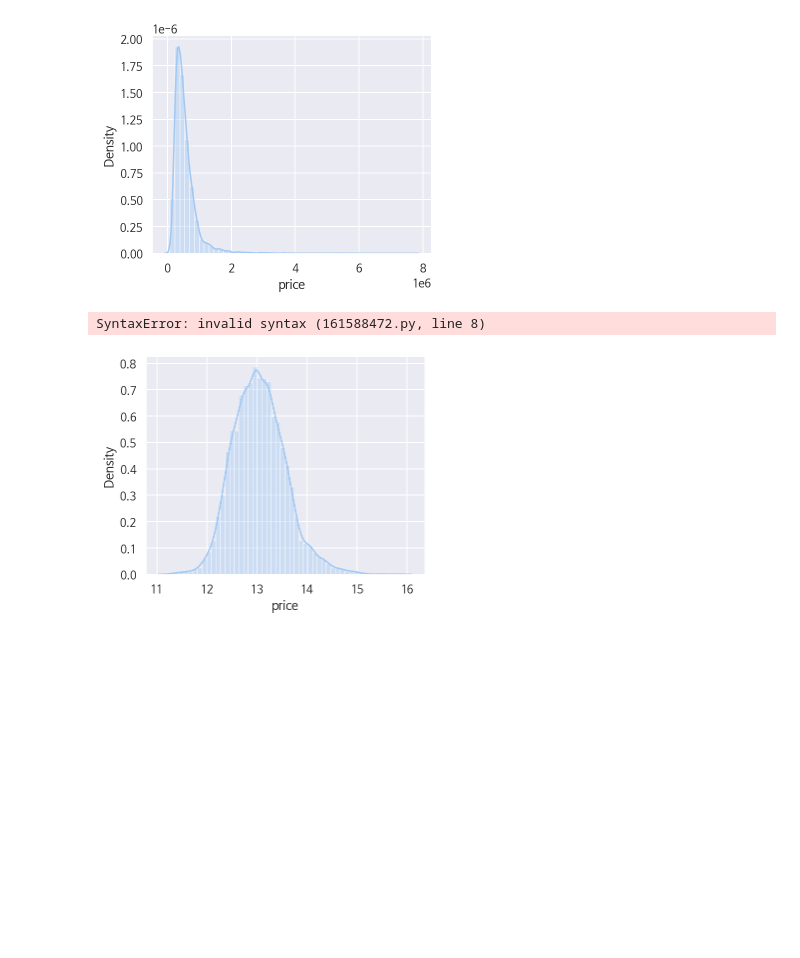
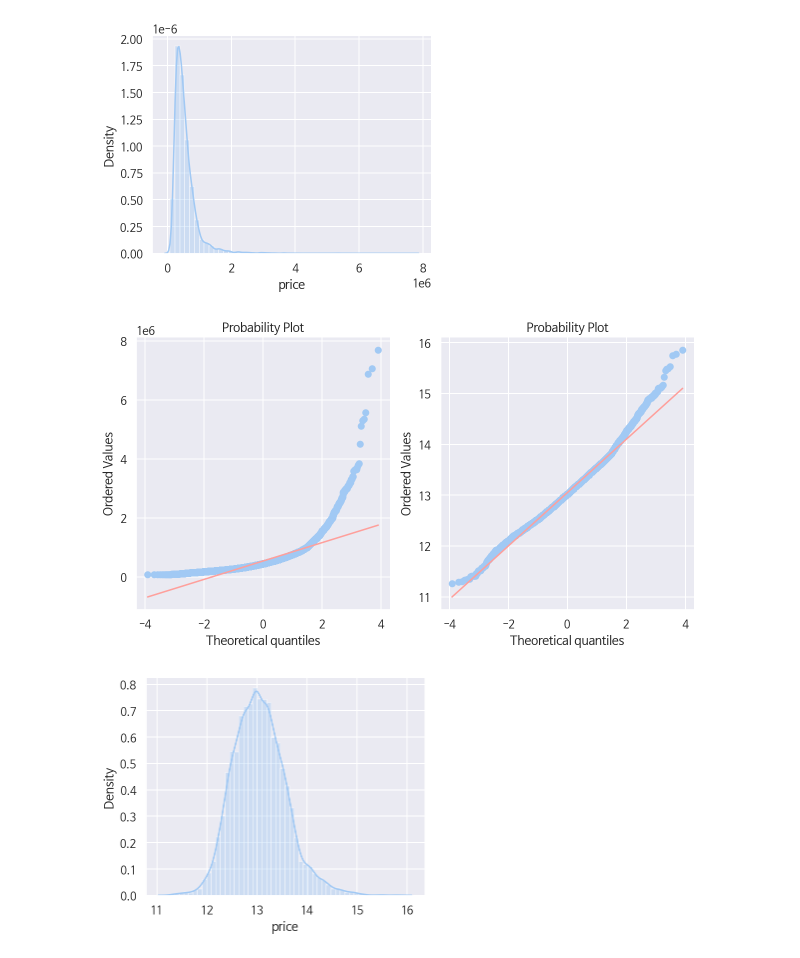
Before and after one commit to j053okok/aiffel_repo, a Jupyter notebook: 0919_project/0919_project_cor.ipynb, the cells around one changed output. Saved outputs shown, nothing was run; the diff lists cells and outputs as text; code cells hidden in the pictures; blank space fills up the shorter version.

```diff
--- a/0919_project/0919_project_cor.ipynb
+++ b/0919_project/0919_project_cor.ipynb
@@ -86,14 +86,14 @@ plt.show()
 # %%
 # price의 정규화 시 데이터의 정규분포여부 확인
 fig = plt.figure(figsize=(10, 5))
 
 fig.add_subplot(1, 2, 1)
 res = stats.probplot(train['price'], plot=plt)
 
 fig.add_subplot(1, 2, 2)
-res = stats.probplot(np.log1p(train['price']), plot=plt)ㅋ
+res = stats.probplot(np.log1p(train['price']), plot=plt)
 # %% [output]
-SyntaxError: invalid syntax (161588472.py, line 8)
+[figure, added]
 # %%
 train['price'] = np.log1p(train['price'])
 # 적용후 재 확인
```
Also changed, not shown: parts of 2 cells of this notebook.
